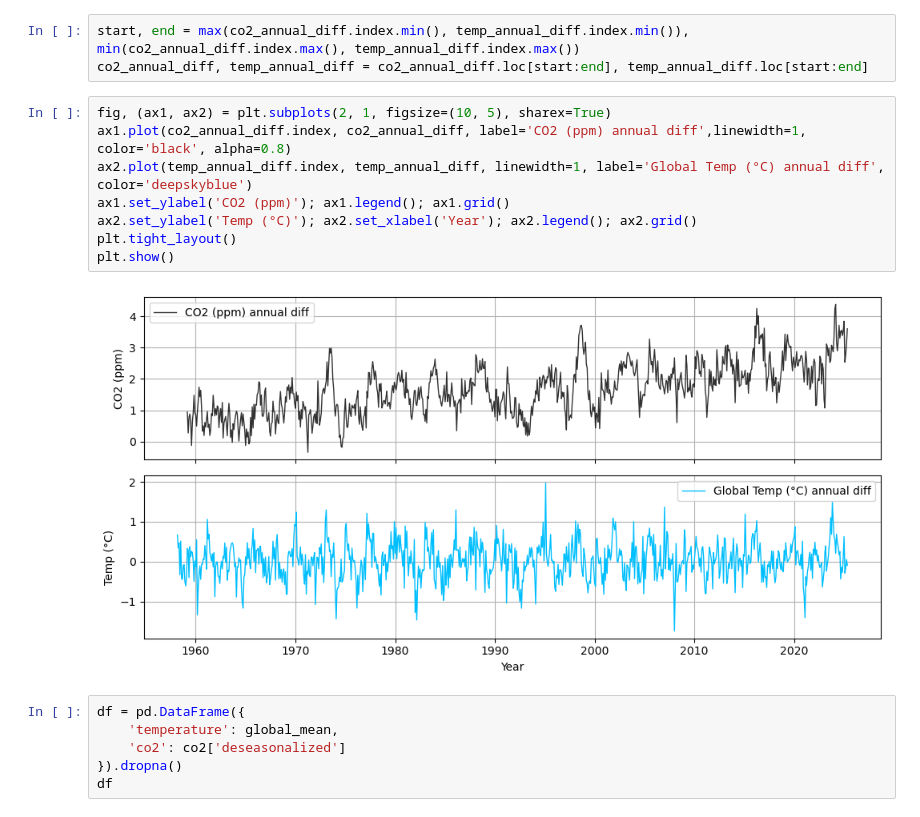
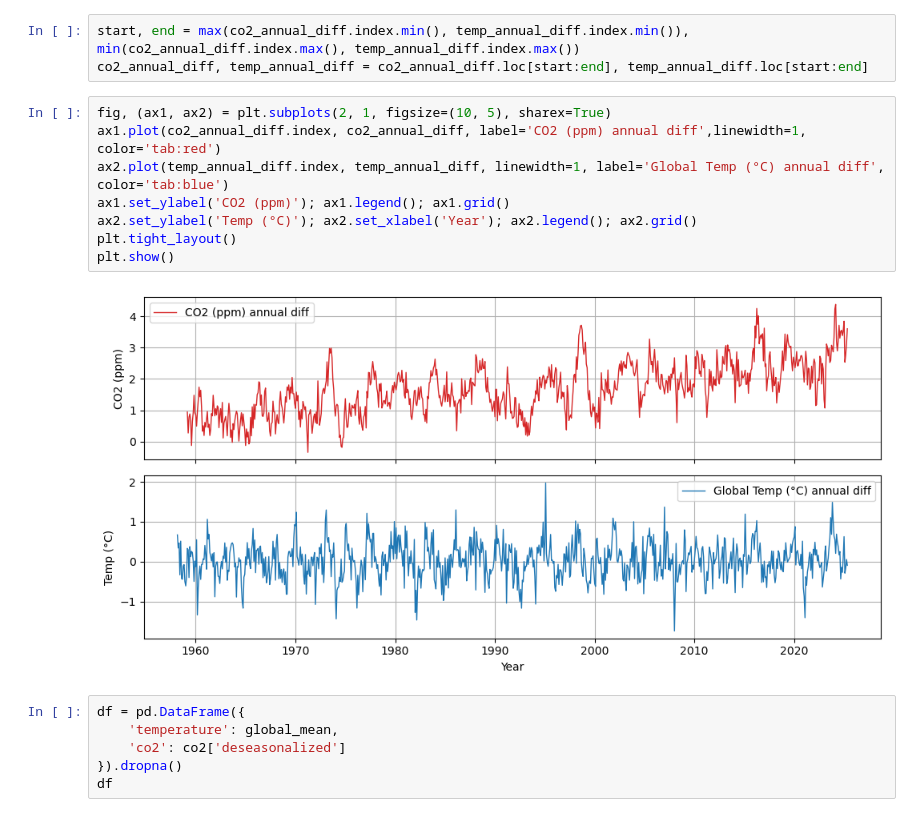
Before and after one commit to chivintar/causal-discovery, a Jupyter notebook: notebooks/climate_data.ipynb, the cells around one changed output. Drawn from its saved outputs; the diff is of its cells as text.

Commit message:
permutation test added, made plots

```diff
--- a/notebooks/climate_data.ipynb
+++ b/notebooks/climate_data.ipynb
@@ -131,14 +143,14 @@ start, end = max(co2_annual_diff.index.min(), temp_annual_diff.index.min()), min
 co2_annual_diff, temp_annual_diff = co2_annual_diff.loc[start:end], temp_annual_diff.loc[start:end]
 # %%
 fig, (ax1, ax2) = plt.subplots(2, 1, figsize=(10, 5), sharex=True)
-ax1.plot(co2_annual_diff.index, co2_annual_diff, label='CO2 (ppm) annual diff',linewidth=1, color='black', alpha=0.8)
-ax2.plot(temp_annual_diff.index, temp_annual_diff, linewidth=1, label='Global Temp (°C) annual diff', color='deepskyblue')
+ax1.plot(co2_annual_diff.index, co2_annual_diff, label='CO2 (ppm) annual diff',linewidth=1, color='tab:red')
+ax2.plot(temp_annual_diff.index, temp_annual_diff, linewidth=1, label='Global Temp (°C) annual diff', color='tab:blue')
 ax1.set_ylabel('CO2 (ppm)'); ax1.legend(); ax1.grid()
 ax2.set_ylabel('Temp (°C)'); ax2.set_xlabel('Year'); ax2.legend(); ax2.grid()
 plt.tight_layout()
 plt.show()
 # %% [output]
-[figure, old version]
+[figure, new version]
 # %%
 df = pd.DataFrame({
     'temperature': global_mean,
```
Also changed, not shown: parts of 6 cells of this notebook, 3 other files.
